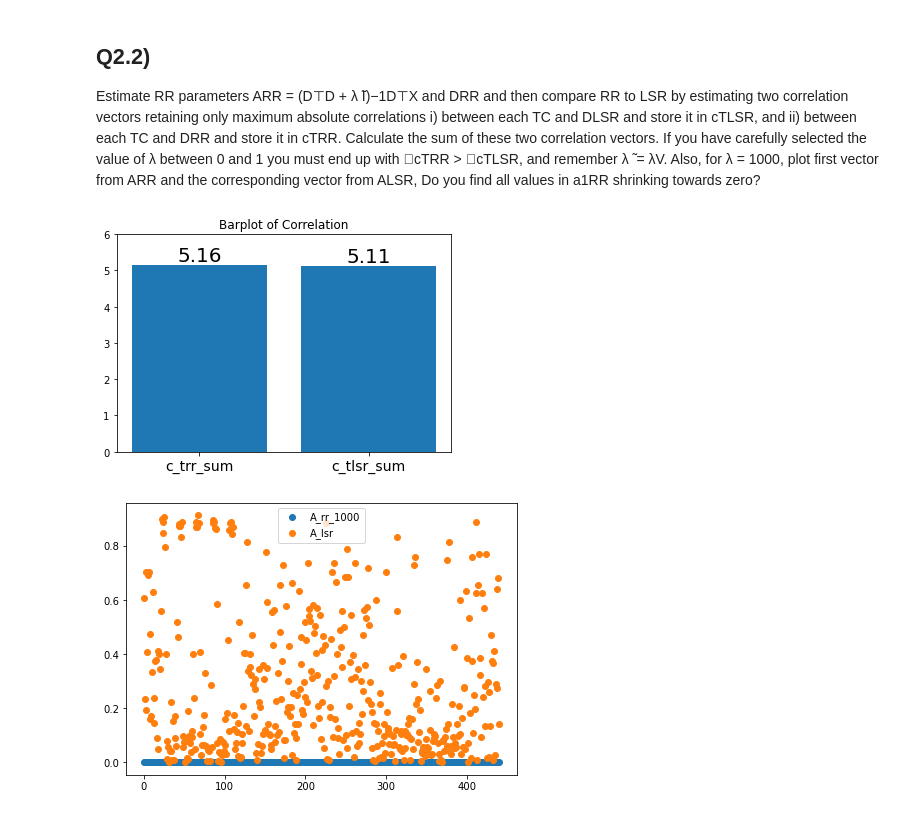
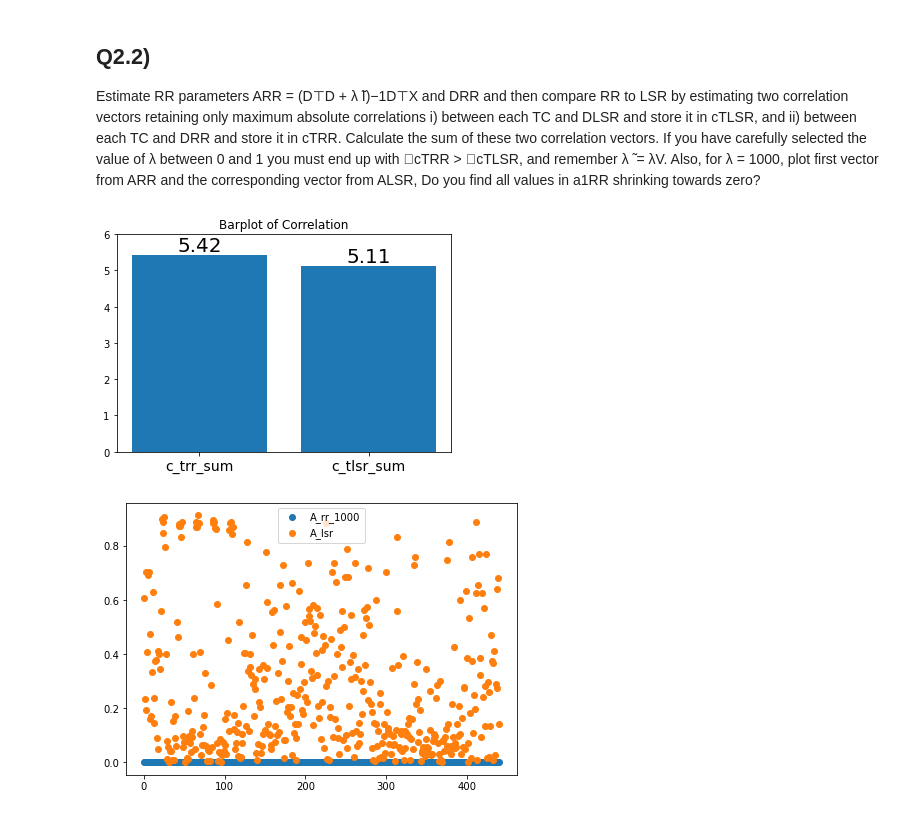
Before and after one commit to tzhern/MAST30034-Assignment-1, a Jupyter notebook: assignment1.ipynb, the cells around one changed output. Saved outputs shown, nothing was run; the diff lists cells and outputs as text; code cells hidden in the pictures.

```diff
--- a/assignment1.ipynb
+++ b/assignment1.ipynb
@@ -324,29 +324,29 @@ def estimate_rr_params(D, X, lmbda, absolute=True):
 # %%
 # Calculate the corrrelations
 lmbda=0.5
-A_rr, D_rr = estimate_rr_params(D, X, lmbda=lmbda)
+A_rr, D_rr = estimate_rr_params(D, X, lmbda=lmbda, absolute=False)
 c_tlsr = []
 c_trr = []
 for i in range(TC.shape[1]):
     c_tlsr.append(np.abs(np.corrcoef(TC[:, i], D_lsr[:, i])[0][1]))
     c_trr.append(np.abs(np.corrcoef(TC[:, i], D_rr[:, i])[0][1]))
 
 # Sum up the correlation
 c_tlsr_sum = np.sum(c_tlsr)
 c_trr_sum = np.sum(c_trr)
 
 x = ['c_trr_sum', 'c_tlsr_sum']
 y = [c_trr_sum, c_tlsr_sum]
 plt.bar(x, y)
 plt.ylim([0, 6])
 plt.xticks(fontsize=14)
 plt.title('Barplot of Correlation')
 for i in range(len(x)):
     plt.annotate(np.round(y[i],3), xy=(x[i],y[i]), ha='center', va='bottom', fontsize=20)
 plt.savefig('plots/q2.2a.png')
 plt.show()
 # %% [output]
-[figure, old version]
+[figure, new version]
 # %%
 A_rr_1000, _ = estimate_rr_params(D, X, lmbda=1000)
 plt.figure(figsize=(7,5))
```
Also changed, not shown: parts of 3 cells of this notebook, 4 other files.
